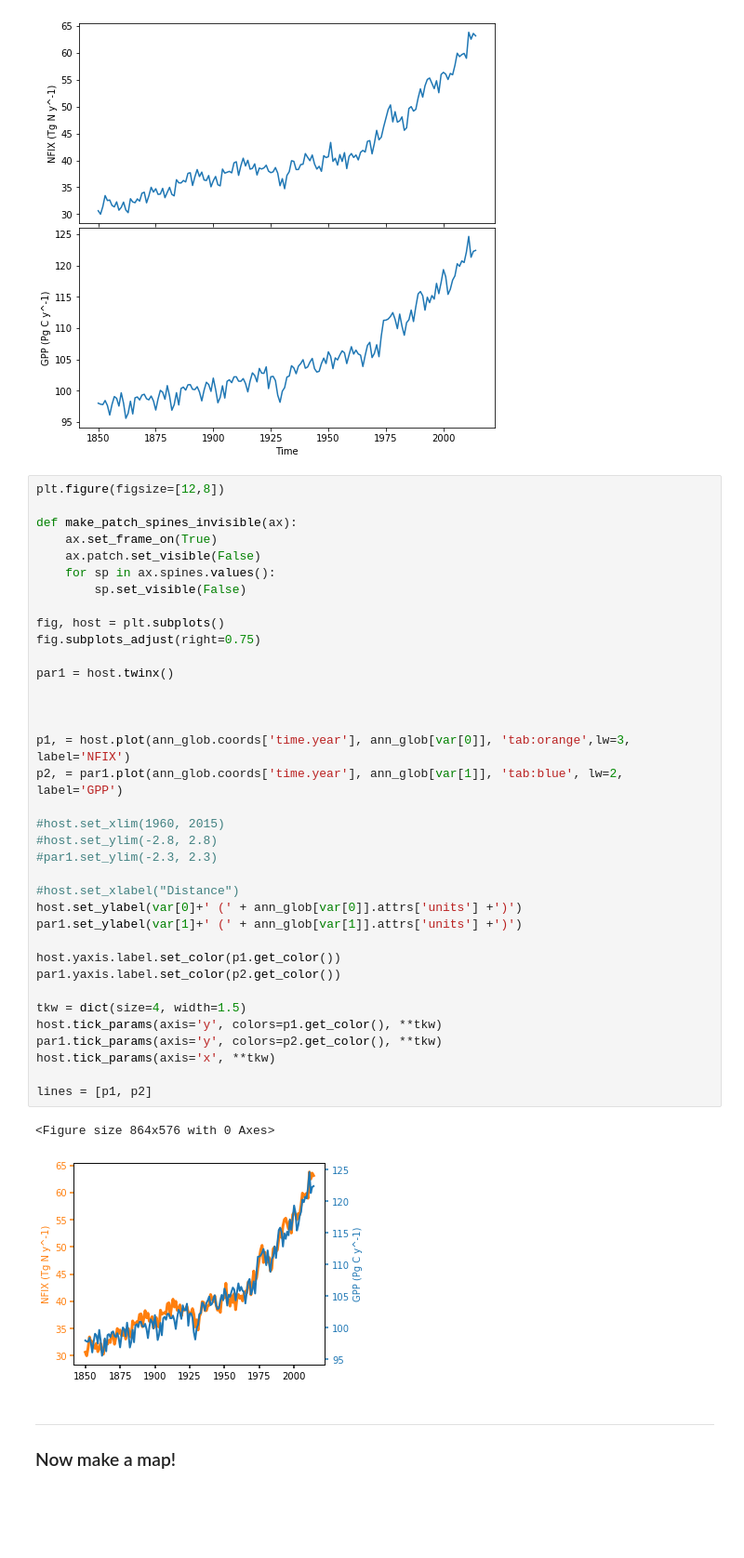
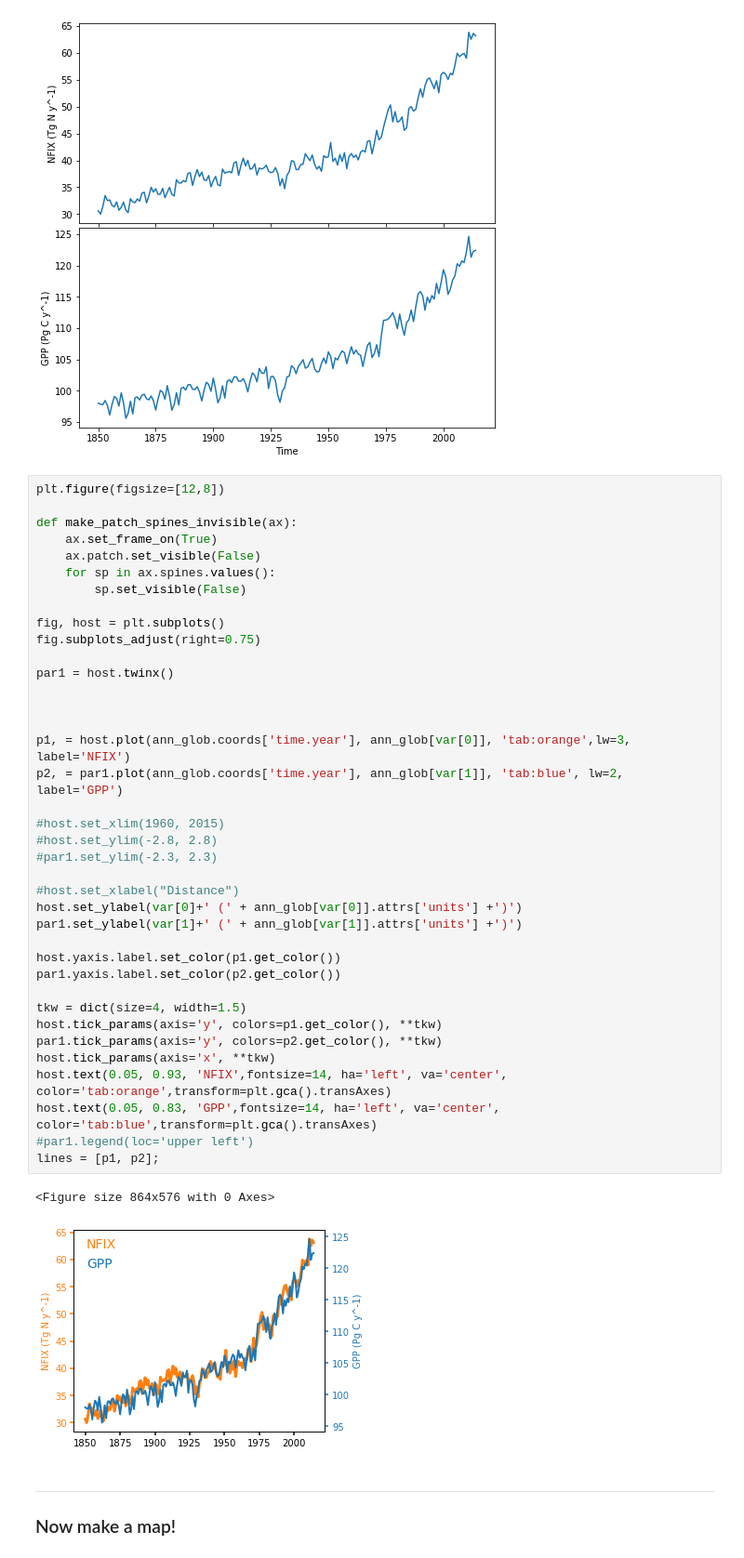
Before and after one commit to wwieder/ctsm_py, a Jupyter notebook: notebooks/SimpleExampleNfix.ipynb, the cells around one changed output. Shown at 93% size. Saved outputs shown, nothing was run; the diff lists cells and outputs as text; blank space fills up the shorter version.

Commit message:
add legend

```diff
--- a/notebooks/SimpleExampleNfix.ipynb
+++ b/notebooks/SimpleExampleNfix.ipynb
@@ -139,36 +139,38 @@ def make_patch_spines_invisible(ax):
     for sp in ax.spines.values():
         sp.set_visible(False)
 
 fig, host = plt.subplots()
 fig.subplots_adjust(right=0.75)
 
 par1 = host.twinx()
 
 
 
 p1, = host.plot(ann_glob.coords['time.year'], ann_glob[var[0]], 'tab:orange',lw=3, label='NFIX')
 p2, = par1.plot(ann_glob.coords['time.year'], ann_glob[var[1]], 'tab:blue', lw=2, label='GPP')
 
 #host.set_xlim(1960, 2015)
 #host.set_ylim(-2.8, 2.8)
 #par1.set_ylim(-2.3, 2.3)
 
 #host.set_xlabel("Distance")
 host.set_ylabel(var[0]+' (' + ann_glob[var[0]].attrs['units'] +')')
 par1.set_ylabel(var[1]+' (' + ann_glob[var[1]].attrs['units'] +')')
 
 host.yaxis.label.set_color(p1.get_color())
 par1.yaxis.label.set_color(p2.get_color())
 
 tkw = dict(size=4, width=1.5)
 host.tick_params(axis='y', colors=p1.get_color(), **tkw)
 par1.tick_params(axis='y', colors=p2.get_color(), **tkw)
 host.tick_params(axis='x', **tkw)
-
-lines = [p1, p2]
+host.text(0.05, 0.93, 'NFIX',fontsize=14, ha='left', va='center', color='tab:orange',transform=plt.gca().transAxes)
+host.text(0.05, 0.83, 'GPP',fontsize=14, ha='left', va='center', color='tab:blue',transform=plt.gca().transAxes)
+#par1.legend(loc='upper left')
+lines = [p1, p2];
 # %% [output]
 <Figure size 864x576 with 0 Axes>
-[figure, old version]
+[figure, new version]
 # %% [markdown]
 ------------------------
 ### Now make a map!
```
